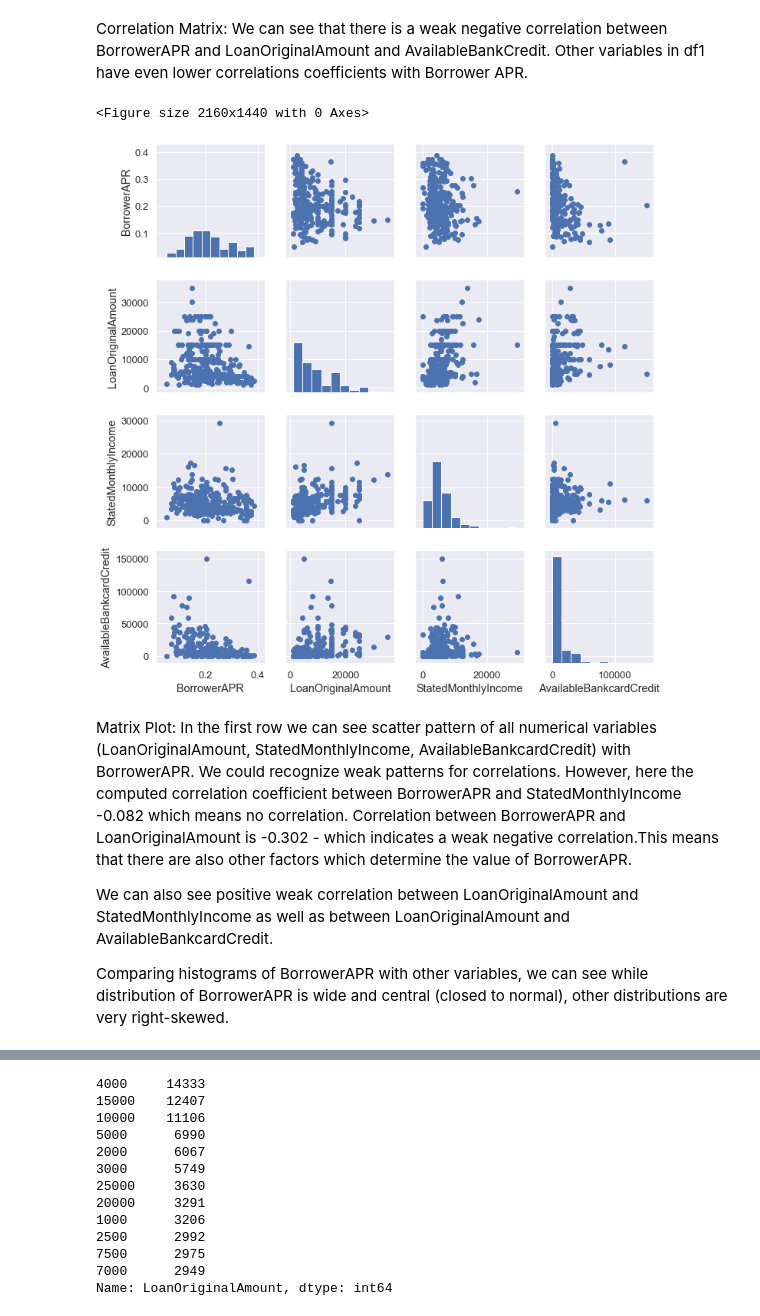
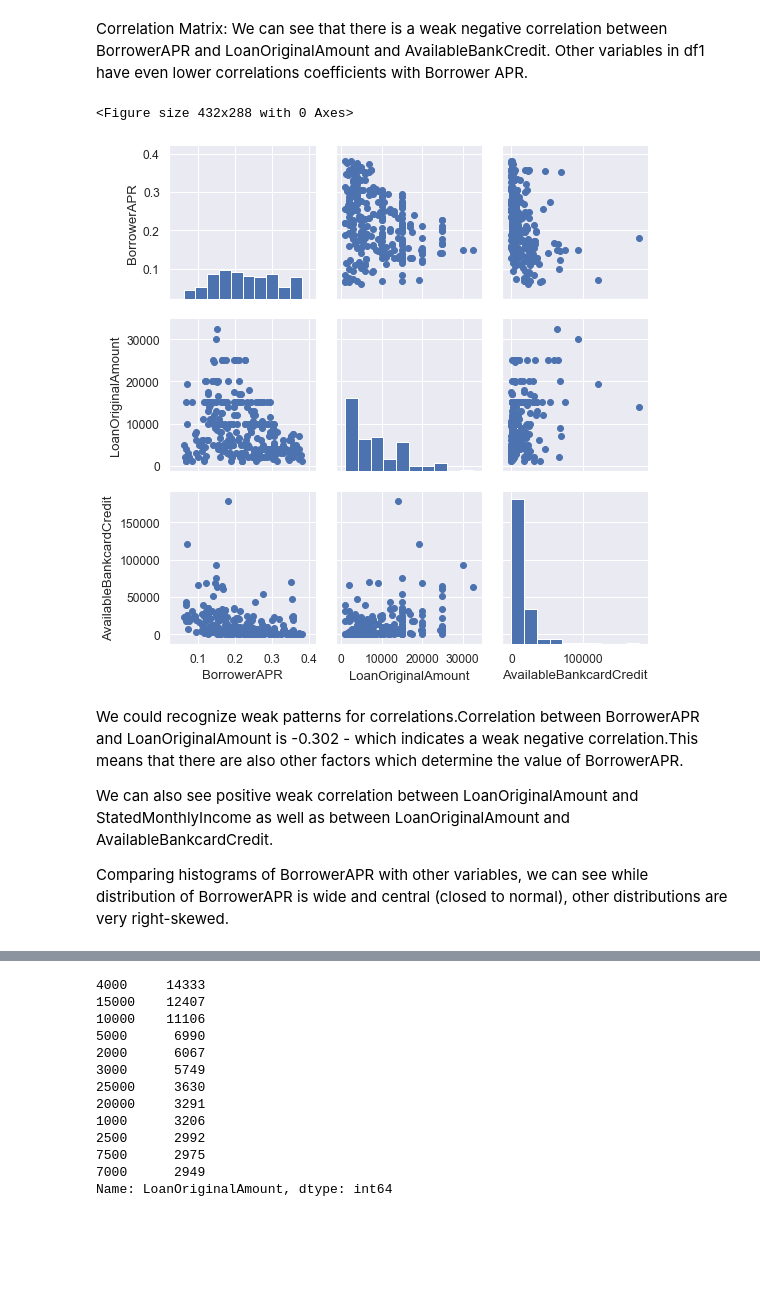
Before and after one commit to MishC/Udacity_DataAnalyst, a Jupyter notebook: project5_CommunicateDataFindings/exploration.ipynb, the cells around one changed output, grey strips where cells are left out. Cells and saved outputs as stored; diff of their text form; code cells hidden in the pictures; blank space fills up the shorter version.

```diff
--- a/project5_CommunicateDataFindings/presentation.ipynb
+++ b/project5_CommunicateDataFindings/exploration.ipynb
@@ -1371,22 +1272,22 @@ Correlation Matrix: We can see that there is a weak negative correlation between
 # %%
 # plot matrix: sample 5000 loans so that plots are clearer and render faster
 
-sb.set(font_scale=1.2)
-plt.figure(figsize = [30, 20])
+plt.figure(figsize = [6, 4])
+sb.set(font_scale=1.1)
 
-num_vars = ['BorrowerAPR', 'LoanOriginalAmount','StatedMonthlyIncome', 'AvailableBankcardCredit']
+num_vars = ['BorrowerAPR', 'LoanOriginalAmount', 'AvailableBankcardCredit']
 
 samples = np.random.choice(df1.shape[0], 300, replace = False)
 loan_samp = df1.loc[samples,:]
 
 g = sb.PairGrid(data = loan_samp, vars = num_vars);
 g.map_offdiag(plt.scatter);
 g.map_diag(plt.hist);
 # %% [output]
-<Figure size 2160x1440 with 0 Axes>
+<Figure size 432x288 with 0 Axes>
-[figure, old version]
+[figure, new version]
 # %% [markdown]
-Matrix Plot: In the first row we can see scatter pattern of all numerical variables (LoanOriginalAmount, StatedMonthlyIncome, AvailableBankcardCredit) with BorrowerAPR. We could recognize  weak patterns for correlations. However, here the computed correlation coefficient between BorrowerAPR and StatedMonthlyIncome -0.082 which means no correlation. Correlation between BorrowerAPR and LoanOriginalAmount is -0.302 - which indicates a weak negative correlation.This means that there are also other factors which determine the value of BorrowerAPR.
+We could recognize  weak patterns for correlations.Correlation between BorrowerAPR and LoanOriginalAmount is -0.302 - which indicates a weak negative correlation.This means that there are also other factors which determine the value of BorrowerAPR.
 
 We can also see positive weak correlation between LoanOriginalAmount and StatedMonthlyIncome as well as between LoanOriginalAmount and AvailableBankcardCredit.
 
```
Also changed, not shown: parts of 155 cells of this notebook, 3 other files.
